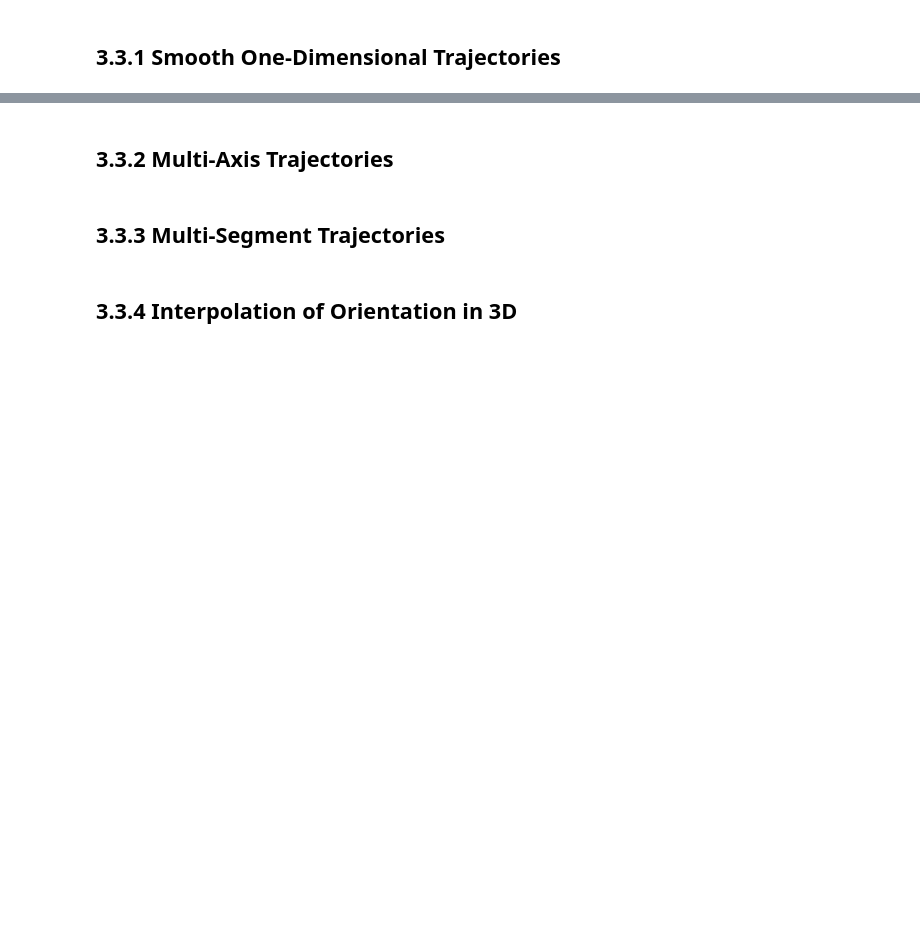
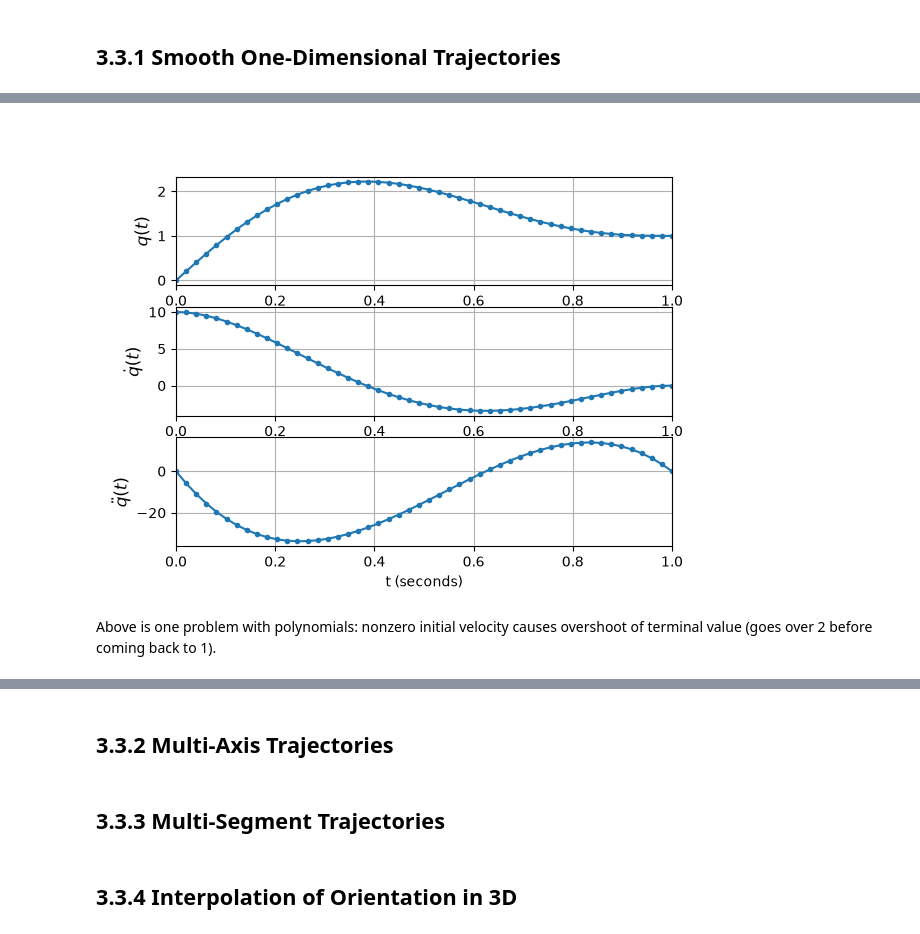
Before and after one commit to MichOng00/RVC3, a Jupyter notebook: chap03-notes.ipynb, the cells around one changed output, grey strips where cells are left out. Cells and saved outputs as stored; diff of their text form; code cells hidden in the pictures; blank space fills up the shorter version.

```diff
--- a/chap03-notes.ipynb
+++ b/chap03-notes.ipynb
@@ -336,5 +490,10 @@ traj.plot();
 # %%
-quintic(0, 1, np.linspace(0, 1, 50), qd0=10, qdf=0);
+traj2 = quintic(0, 1, np.linspace(0, 1, 50), qd0=10, qdf=0);
+traj2.plot();
+# %% [output]
+[figure, added]
+# %% [markdown]
+Above is one problem with polynomials: nonzero initial velocity causes overshoot of terminal value (goes over 2 before coming back to 1).
 # %%
 qd = traj.qd;
 qd.mean() / qd.max()
```
Also changed, not shown: parts of 29 cells of this notebook, 2 other files.
